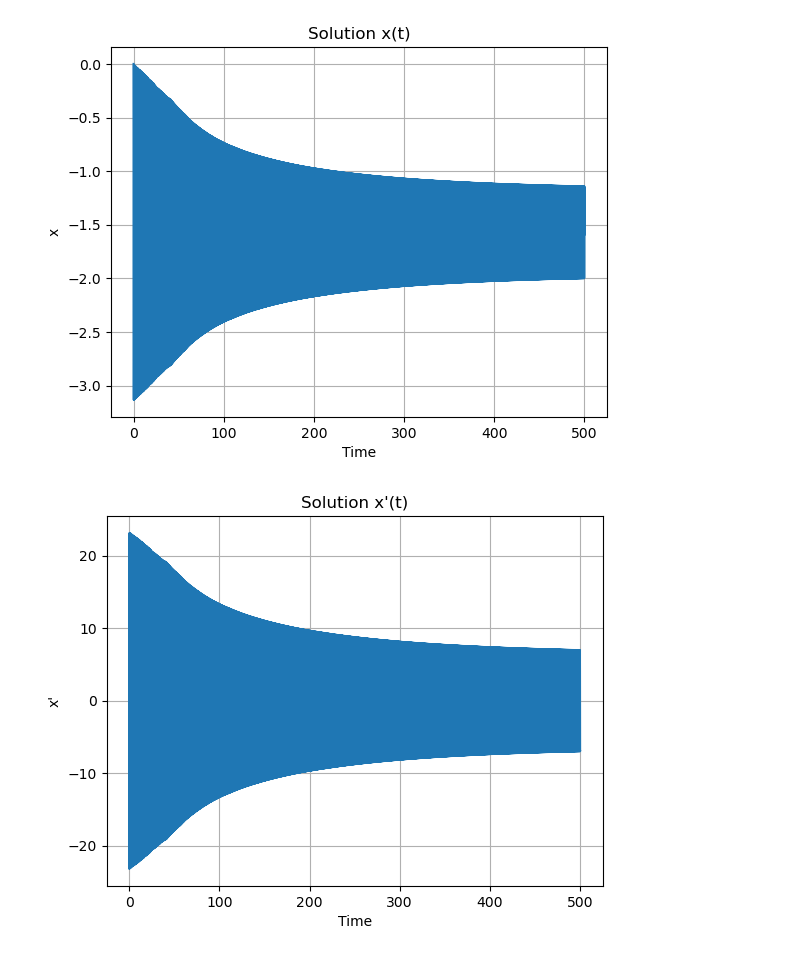
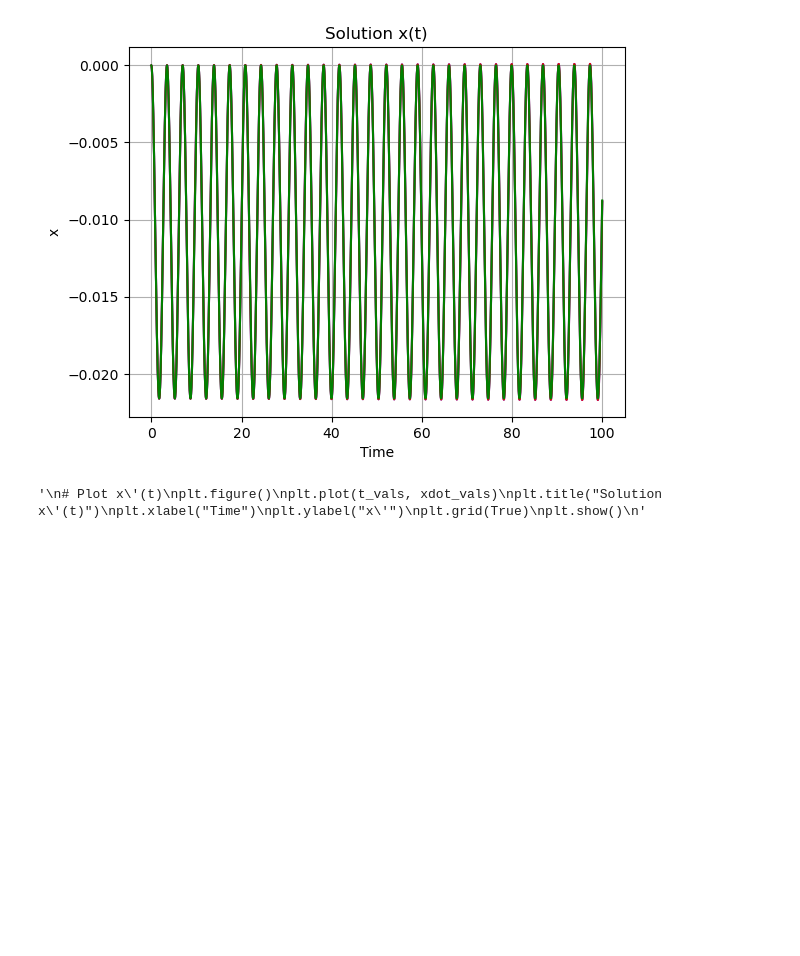
Before and after one commit to nathanielasun/PlasmaTransferML, a Jupyter notebook: vis.ipynb, the cells around one changed output. Cells and saved outputs as stored; diff of their text form; code cells hidden in the pictures; blank space fills up the shorter version.

```diff
--- a/vis.ipynb
+++ b/vis.ipynb
@@ -11,5 +33,5 @@ def ode_system(t, y, l):
 # %%
-def solve_diff_eq(l, x0, xdot0, t_span, method='rk45', num_points=100000):
+def solve_diff_eq(l, x0, xdot0, t_span, method='rk45', num_points=10000):
     t_eval = np.linspace(t_span[0], t_span[1], num_points)
     sol = solve_ivp(
         ode_system,
@@ -20,42 +42,64 @@ def solve_diff_eq(l, x0, xdot0, t_span, method='rk45', num_points=100000):
         dense_output=True
     )
     return sol
+
+def solve_diff_eq2(l, x0, xdot0, t_span, method='rk45', num_points=10000):
+    t_eval = np.linspace(t_span[0], t_span[1], num_points)
+    sol = solve_ivp(
+        ode_system2,
+        t_span,
+        [x0, xdot0],
+        args=(l,),
+        t_eval=t_eval,
+        dense_output=True
+    )
+    return sol
 # %%
 # Initial conditions
-x0 = 0 # initial position
+x0 = -1.56 # initial position
 xdot0 = 0  # initial velocity
-l = 1
+l = 3
 
 # Time interval to solve over
 t_start = 0
-t_end = 500
+t_end = 100
 t_span = (t_start, t_end)
 
+#match to cosine
+points = 10000
+compare = (np.abs(x0+np.pi/2))*np.cos((np.sqrt(9.81/l)*np.linspace(t_start, t_end, points))) - (np.pi/2 + x0)
+time_compare = np.arange(t_start, t_end, (t_end - t_start)/points)
 # Solve the system
 solution = solve_diff_eq(l, x0, xdot0, t_span)
-
+solution2 = solve_diff_eq2(l, x0, xdot0, t_span)
 # Extract time and solution arrays
 t_vals = solution.t
-x_vals = solution.y[0]
+x_vals = solution.y[0] - x0
 xdot_vals = solution.y[1]
+t_vals2 = solution2.t
+x_vals2 = solution2.y[0] - x0
+xdot_vals2 = solution.y[1]
 
 # Plot x(t)
 plt.figure()
-plt.plot(t_vals, x_vals)
+plt.plot(t_vals, x_vals, color='blue')
+plt.plot(t_vals2, x_vals2, color='red')
+plt.plot(time_compare, compare, color='green')
 plt.title("Solution x(t)")
 plt.xlabel("Time")
 plt.ylabel("x")
 plt.grid(True)
 plt.show()
-
+"""
 # Plot x'(t)
 plt.figure()
 plt.plot(t_vals, xdot_vals)
 plt.title("Solution x'(t)")
 plt.xlabel("Time")
 plt.ylabel("x'")
 plt.grid(True)
 plt.show()
+"""
 # %% [output]
-[figure, old version]
+[figure, new version]
-[figure, removed]
+'\n# Plot x\'(t)\nplt.figure()\nplt.plot(t_vals, xdot_vals)\nplt.title("Solution x\'(t)")\nplt.xlabel("Time")\nplt.ylabel("x\'")\nplt.grid(True)\nplt.show()\n'
```
Also changed, not shown: parts of 2 cells of this notebook, 4 other files.
